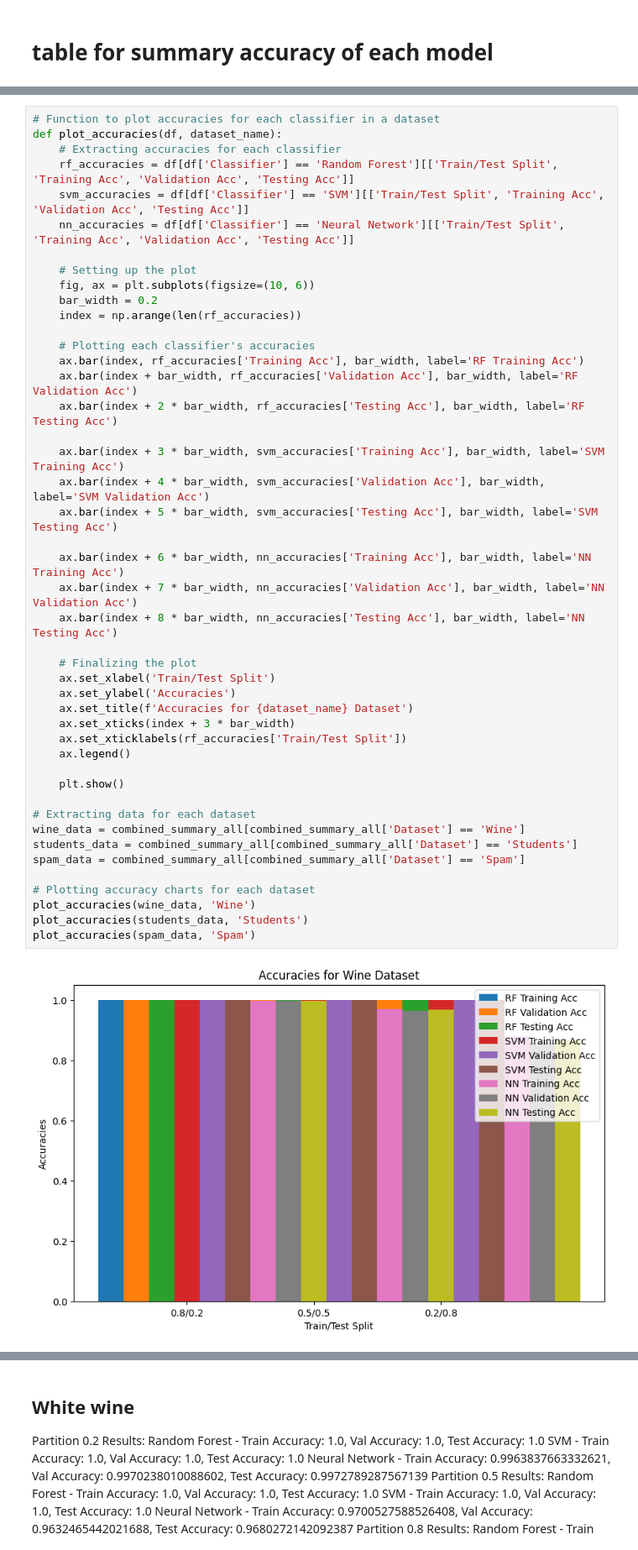
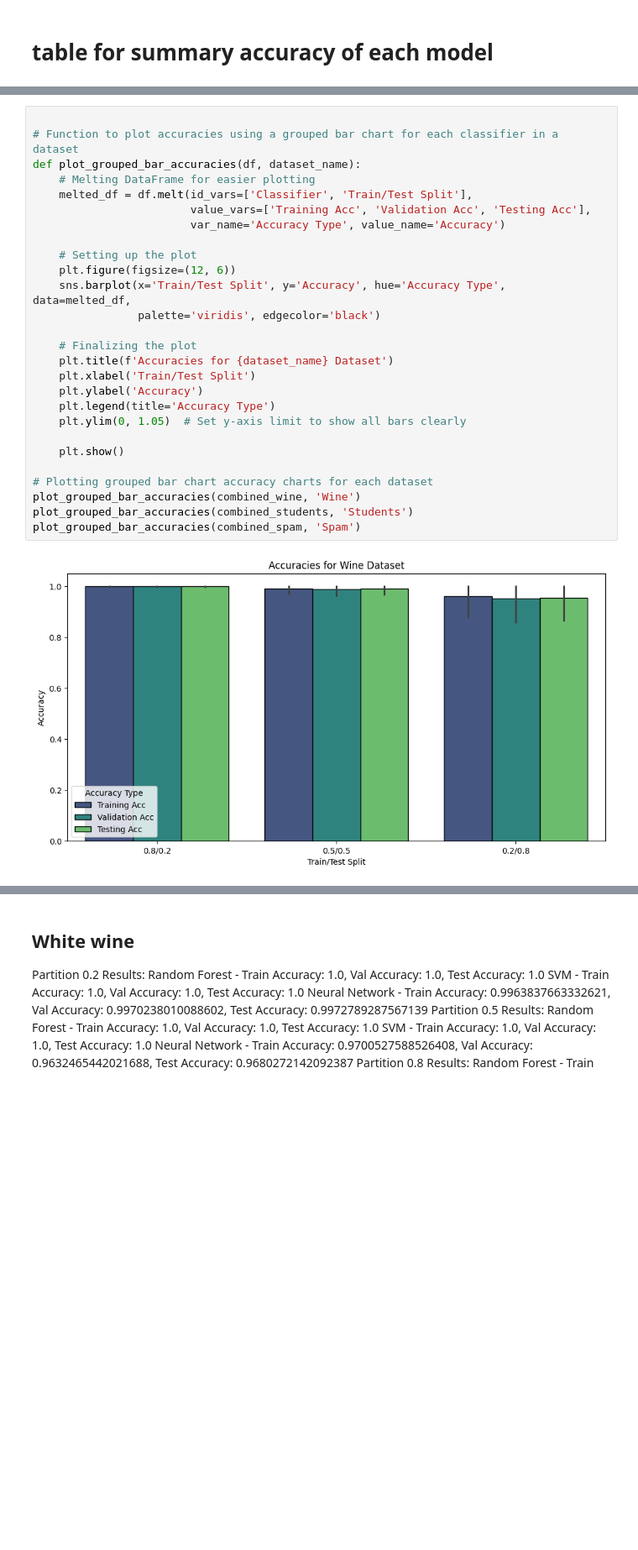
Before and after one commit to Hyunwoo36/Comparing-Accuracy-of-super-vised-ml-models, a Jupyter notebook: finalProject.ipynb, the cells around one changed output, grey strips where cells are left out. Shown at 84% size. Cells and saved outputs as stored; diff of their text form; blank space fills up the shorter version.

```diff
--- a/finalProject.ipynb
+++ b/finalProject.ipynb
@@ -663,49 +664,31 @@ combined_summary_all
 | 7 | Spam | Neural Network | 0.5/0.5 | 0.9246 | 0.9138 | 0.9196 | model__hidden_units=2, model__mom... |
 | 8 | Spam | Neural Network | 0.2/0.8 | 0.8832 | 0.8757 | 0.8819 | model__hidden_units=2, model__mom... |
 # %%
-# Function to plot accuracies for each classifier in a dataset
-def plot_accuracies(df, dataset_name):
-    # Extracting accuracies for each classifier
-    rf_accuracies = df[df['Classifier'] == 'Random Forest'][['Train/Test Split', 'Training Acc', 'Validation Acc', 'Testing Acc']]
-    svm_accuracies = df[df['Classifier'] == 'SVM'][['Train/Test Split', 'Training Acc', 'Validation Acc', 'Testing Acc']]
-    nn_accuracies = df[df['Classifier'] == 'Neural Network'][['Train/Test Split', 'Training Acc', 'Validation Acc', 'Testing Acc']]
+
+# Function to plot accuracies using a grouped bar chart for each classifier in a dataset
+def plot_grouped_bar_accuracies(df, dataset_name):
+    # Melting DataFrame for easier plotting
+    melted_df = df.melt(id_vars=['Classifier', 'Train/Test Split'],
+                        value_vars=['Training Acc', 'Validation Acc', 'Testing Acc'],
+                        var_name='Accuracy Type', value_name='Accuracy')
 
     # Setting up the plot
-    fig, ax = plt.subplots(figsize=(10, 6))
-    bar_width = 0.2
-    index = np.arange(len(rf_accuracies))
-
-    # Plotting each classifier's accuracies
-    ax.bar(index, rf_accuracies['Training Acc'], bar_width, label='RF Training Acc')
-    ax.bar(index + bar_width, rf_accuracies['Validation Acc'], bar_width, label='RF Validation Acc')
-    ax.bar(index + 2 * bar_width, rf_accuracies['Testing Acc'], bar_width, label='RF Testing Acc')
-
-    ax.bar(index + 3 * bar_width, svm_accuracies['Training Acc'], bar_width, label='SVM Training Acc')
-    ax.bar(index + 4 * bar_width, svm_accuracies['Validation Acc'], bar_width, label='SVM Validation Acc')
-    ax.bar(index + 5 * bar_width, svm_accuracies['Testing Acc'], bar_width, label='SVM Testing Acc')
-
-    ax.bar(index + 6 * bar_width, nn_accuracies['Training Acc'], bar_width, label='NN Training Acc')
-    ax.bar(index + 7 * bar_width, nn_accuracies['Validation Acc'], bar_width, label='NN Validation Acc')
-    ax.bar(index + 8 * bar_width, nn_accuracies['Testing Acc'], bar_width, label='NN Testing Acc')
+    plt.figure(figsize=(12, 6))
+    sns.barplot(x='Train/Test Split', y='Accuracy', hue='Accuracy Type', data=melted_df,
+                palette='viridis', edgecolor='black')
 
     # Finalizing the plot
-    ax.set_xlabel('Train/Test Split')
-    ax.set_ylabel('Accuracies')
-    ax.set_title(f'Accuracies for {dataset_name} Dataset')
-    ax.set_xticks(index + 3 * bar_width)
-    ax.set_xticklabels(rf_accuracies['Train/Test Split'])
-    ax.legend()
+    plt.title(f'Accuracies for {dataset_name} Dataset')
+    plt.xlabel('Train/Test Split')
+    plt.ylabel('Accuracy')
+    plt.legend(title='Accuracy Type')
+    plt.ylim(0, 1.05)  # Set y-axis limit to show all bars clearly
 
     plt.show()
 
-# Extracting data for each dataset
-wine_data = combined_summary_all[combined_summary_all['Dataset'] == 'Wine']
-students_data = combined_summary_all[combined_summary_all['Dataset'] == 'Students']
-spam_data = combined_summary_all[combined_summary_all['Dataset'] == 'Spam']
-
-# Plotting accuracy charts for each dataset
-plot_accuracies(wine_data, 'Wine')
-plot_accuracies(students_data, 'Students')
-plot_accuracies(spam_data, 'Spam')
+# Plotting grouped bar chart accuracy charts for each dataset
+plot_grouped_bar_accuracies(combined_wine, 'Wine')
+plot_grouped_bar_accuracies(combined_students, 'Students')
+plot_grouped_bar_accuracies(combined_spam, 'Spam')
 # %% [output]
-[figure, old version]
+[figure, new version]
```
Also changed, not shown: parts of 4 cells of this notebook.
